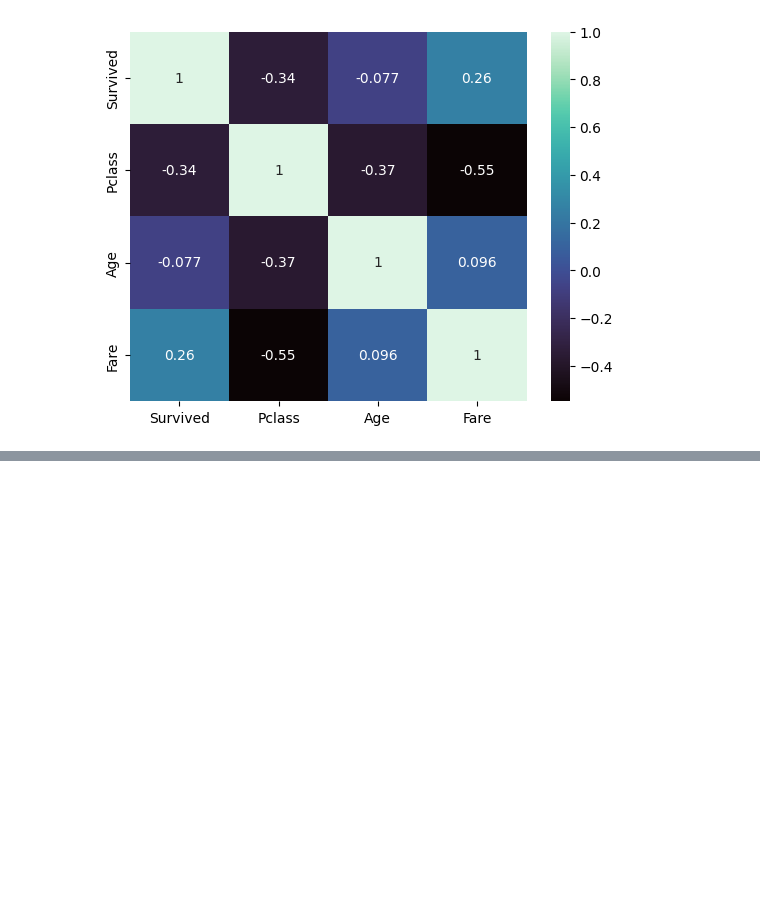
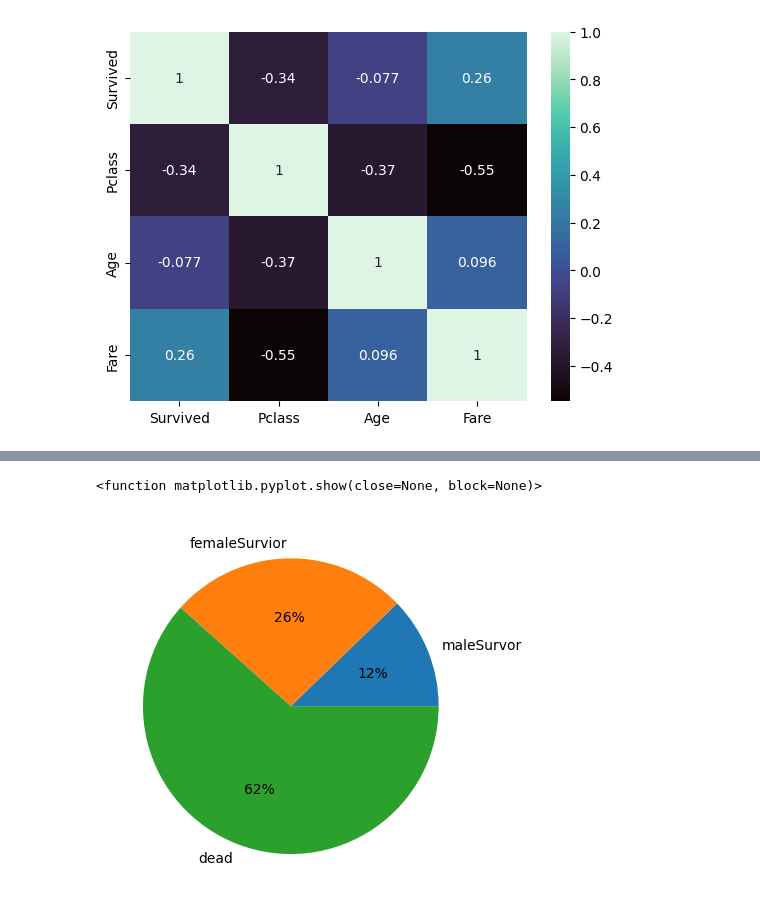
Before and after one commit to primeclassic/hth_fall_program, a Jupyter notebook: Titanic data 11_1_22.ipynb, the cells around one changed output, grey strips where cells are left out. Saved outputs shown, nothing was run; the diff lists cells and outputs as text; code cells hidden in the pictures; blank space fills up the shorter version.

```diff
--- a/Titanic data 11_1_22.ipynb
+++ b/Titanic data 11_1_22.ipynb
@@ -70,0 +132,15 @@ titanic_description =
+# %%
+# Step 4: Create a pie chart that shows the percentage of survivors that were male and the percentage of survivors that were female
+# survivors =
+malePercent = (titanic_data['Sex'] == "male").mean()
+femalePercent = 1 - malePercent
+maleSurvivors = ((titanic_data['Sex'] == "male") & (titanic_data['Survived'] == 1)).mean()
+femaleSurvivors = ((titanic_data['Sex'] == "female") & (titanic_data['Survived'] == 1)).mean()
+deadPeople = (titanic_data['Survived'] == 0).mean()
+data=[maleSurvivors,femaleSurvivors,deadPeople]
+key=['maleSurvor','femaleSurvior','dead']
+plt.pie(data,labels = key,autopct='%.0f%%')
+plt.show
+# %% [output]
+<function matplotlib.pyplot.show(close=None, block=None)>
+[figure, added]
```
Also changed, not shown: parts of 8 cells of this notebook, 2 other files.
